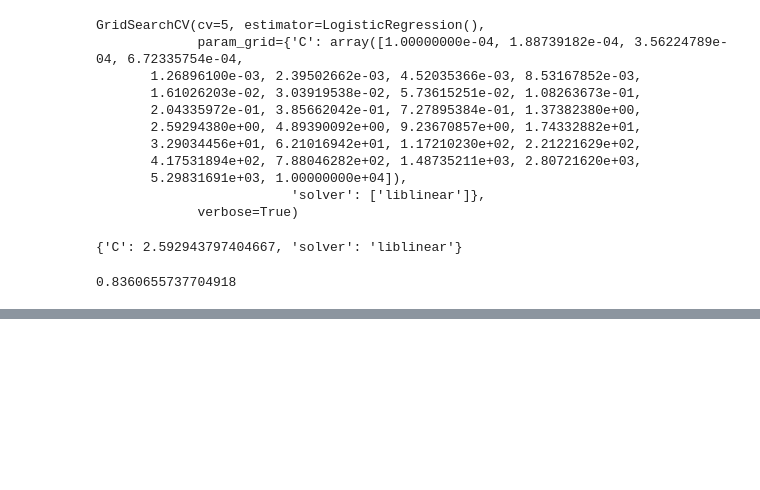
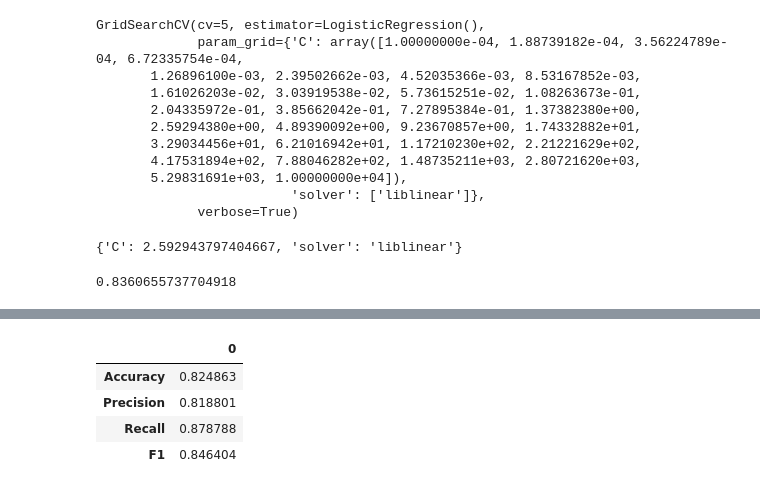
Before and after one commit to kevalsakhiya/machine-learning, a Jupyter notebook: classifications/heart_diseace_classsification-1.ipynb, the cells around one changed output, grey strips where cells are left out. Drawn from its saved outputs; the diff is of its cells as text; code cells hidden in the pictures; blank space fills up the shorter version.

```diff
--- a/classifications/heart_diseace_classsification-1.ipynb
+++ b/classifications/heart_diseace_classsification-1.ipynb
@@ -249,0 +289,8 @@ gs_log_reg.score(x_test, y_test)
+# %%
+cv_metrics.T
+# %% [output]
+|  | 0 |
+| Accuracy | 0.824863 |
+| Precision | 0.818801 |
+| Recall | 0.878788 |
+| F1 | 0.846404 |
```
Also changed, not shown: parts of 6 cells of this notebook.
